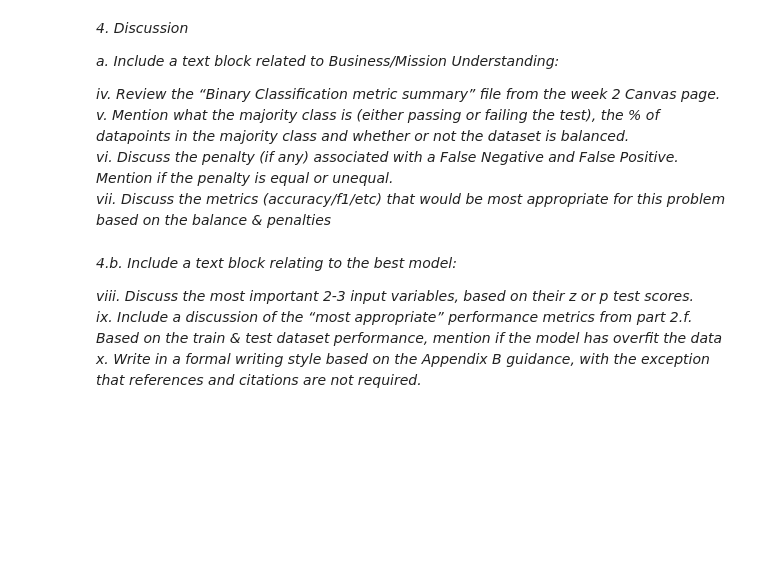
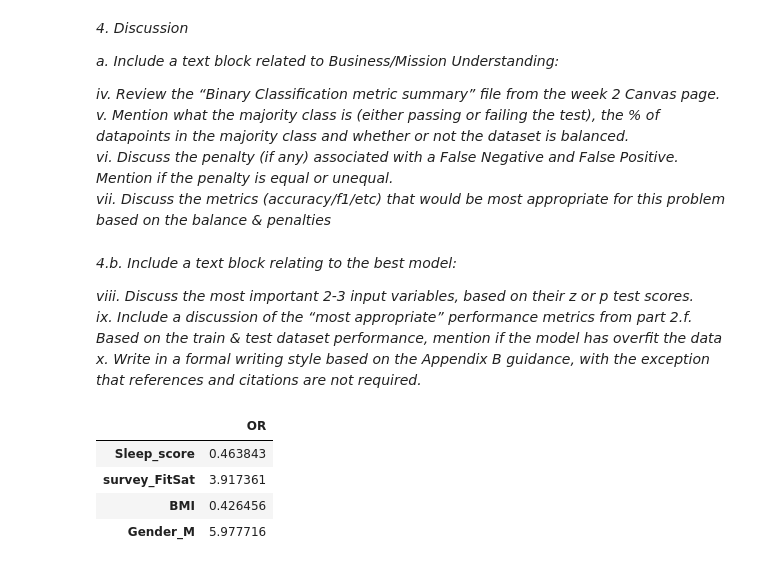
Before and after one commit to richy-p/da522-machine-learning, a Jupyter notebook: Homework/homework2_file/HW2_Initial.ipynb, the cells around one changed output. Cells and saved outputs as stored; diff of their text form; code cells hidden in the pictures; blank space fills up the shorter version.

```diff
--- a/Homework/homework2_file/HW2_Initial.ipynb
+++ b/Homework/homework2_file/HW2_Initial.ipynb
@@ -518,3 +629,13 @@ _4.b. Include a text block relating to the best model:_
    _viii. Discuss the most important 2-3 input variables, based on their z or p test scores._
     _ix. Include a discussion of the “most appropriate” performance metrics from part 2.f.  Based on the train & test dataset performance, mention if the model has overfit the data_
     _x. Write in a formal writing style based on the Appendix B guidance, with the exception that references and citations are not required._
+# %%
+model_odds = pd.DataFrame(np.exp(model3.params), columns= ['OR'])
+# %%
+model_odds
+# %% [output]
+|  | OR |
+| Sleep_score | 0.463843 |
+| survey_FitSat | 3.917361 |
+| BMI | 0.426456 |
+| Gender_M | 5.977716 |
```
Also changed, not shown: parts of 25 cells of this notebook, 27 other files.
